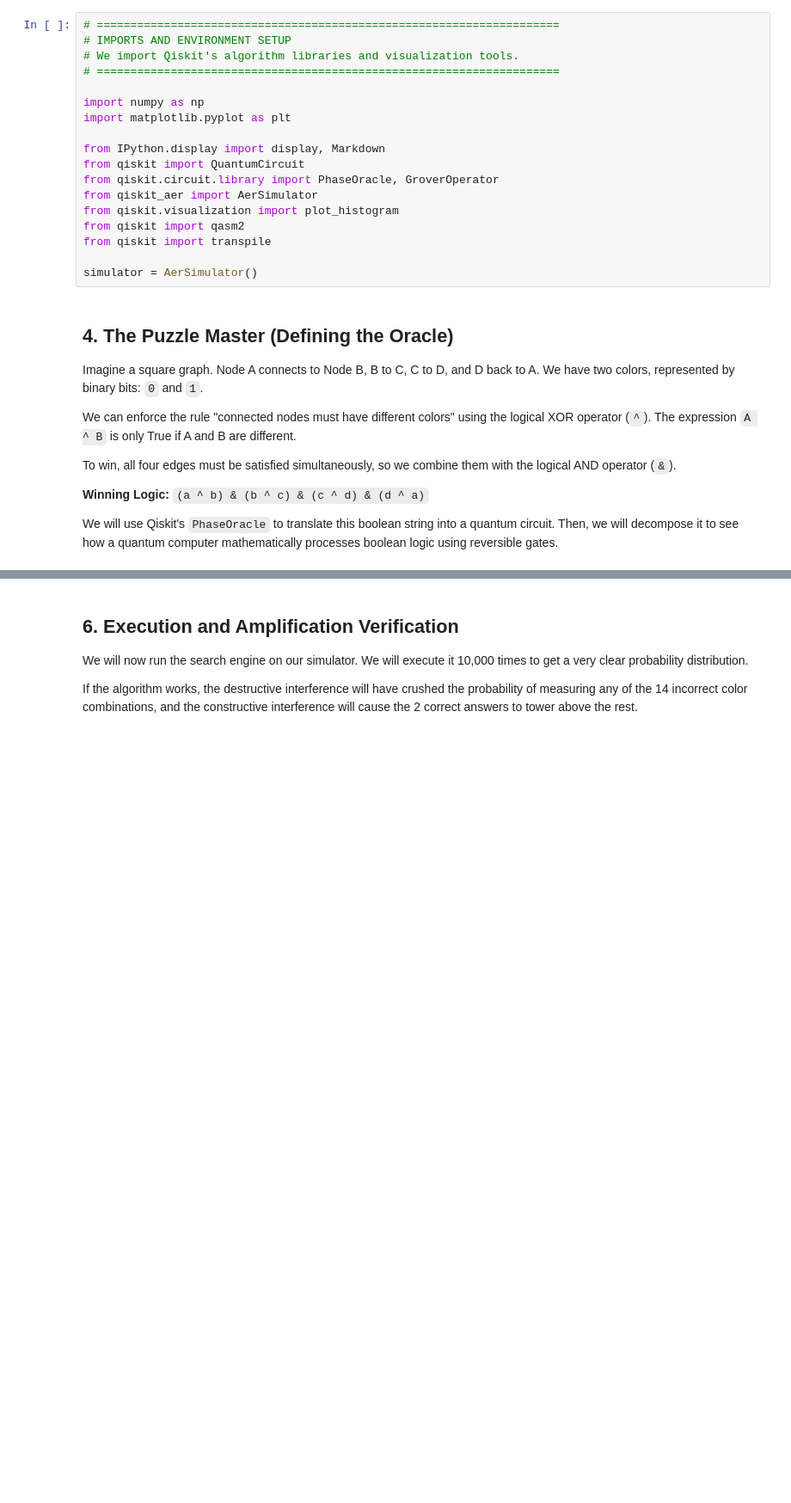
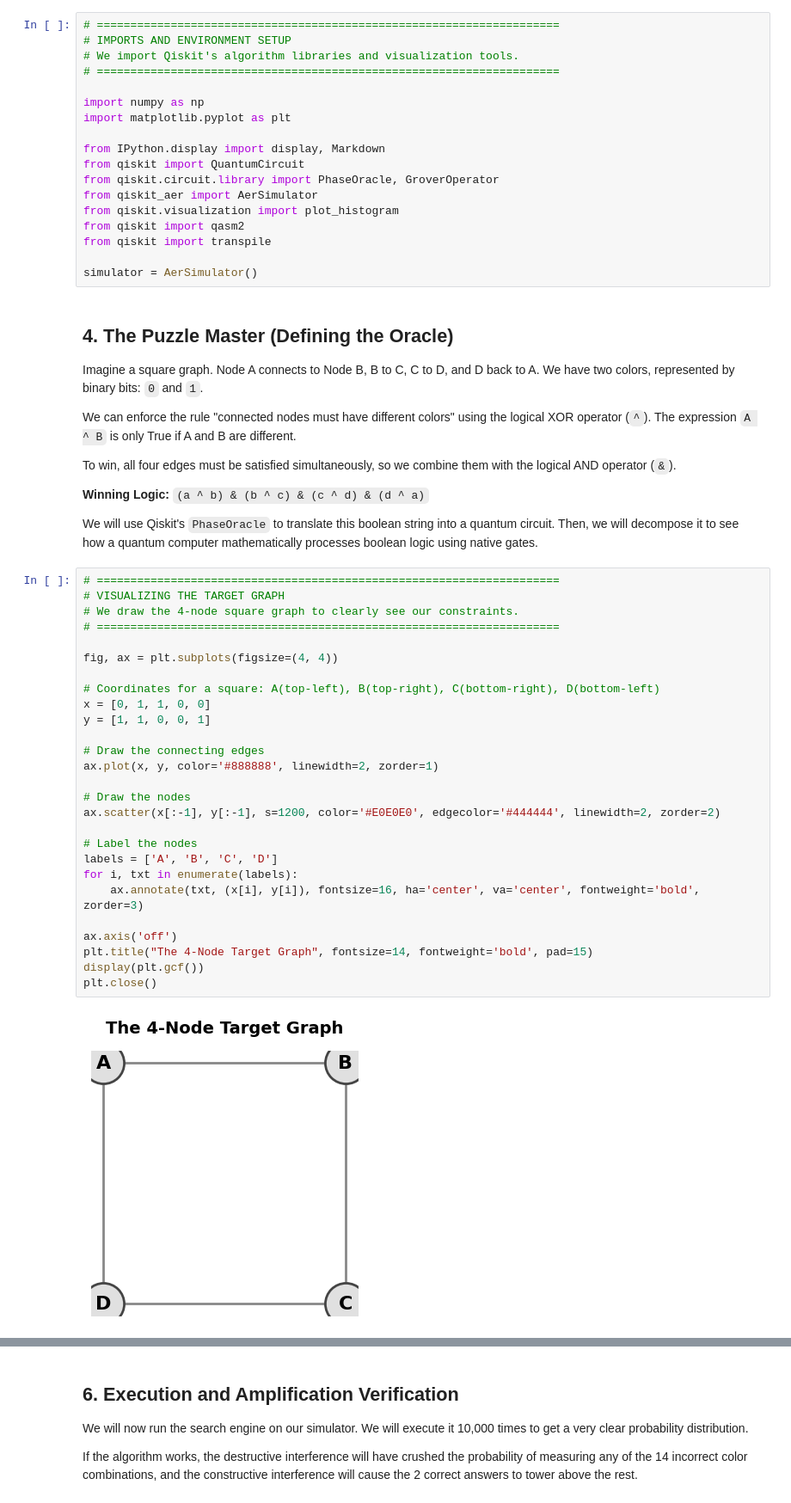
Before and after one commit to paul-soporan/quantum-notebook-studio, a Jupyter notebook: frontend/public/notebooks/grover.ipynb, the cells around one changed output, grey strips where cells are left out. Shown at 86% size. Saved outputs shown, nothing was run; the diff lists cells and outputs as text; blank space fills up the shorter version.

```diff
--- a/frontend/public/notebooks/grover.ipynb
+++ b/frontend/public/notebooks/grover.ipynb
@@ -48,4 +48,33 @@ To win, all four edges must be satisfied simultaneously, so we combine them with
 
 **Winning Logic:** `(a ^ b) & (b ^ c) & (c ^ d) & (d ^ a)`
 
-We will use Qiskit's `PhaseOracle` to translate this boolean string into a quantum circuit. Then, we will decompose it to see how a quantum computer mathematically processes boolean logic using reversible gates.
+We will use Qiskit's `PhaseOracle` to translate this boolean string into a quantum circuit. Then, we will decompose it to see how a quantum computer mathematically processes boolean logic using native gates.
+# %%
+# =====================================================================
+# VISUALIZING THE TARGET GRAPH
+# We draw the 4-node square graph to clearly see our constraints.
+# =====================================================================
+
+fig, ax = plt.subplots(figsize=(4, 4))
+
+# Coordinates for a square: A(top-left), B(top-right), C(bottom-right), D(bottom-left)
+x = [0, 1, 1, 0, 0]
+y = [1, 1, 0, 0, 1]
+
+# Draw the connecting edges
+ax.plot(x, y, color='#888888', linewidth=2, zorder=1)
+
+# Draw the nodes
+ax.scatter(x[:-1], y[:-1], s=1200, color='#E0E0E0', edgecolor='#444444', linewidth=2, zorder=2)
+
+# Label the nodes
+labels = ['A', 'B', 'C', 'D']
+for i, txt in enumerate(labels):
+    ax.annotate(txt, (x[i], y[i]), fontsize=16, ha='center', va='center', fontweight='bold', zorder=3)
+
+ax.axis('off')
+plt.title("The 4-Node Target Graph", fontsize=14, fontweight='bold', pad=15)
+display(plt.gcf())
+plt.close()
+# %% [output]
+[figure, added]
```
Also changed, not shown: parts of 4 cells of this notebook, 3 other files.
